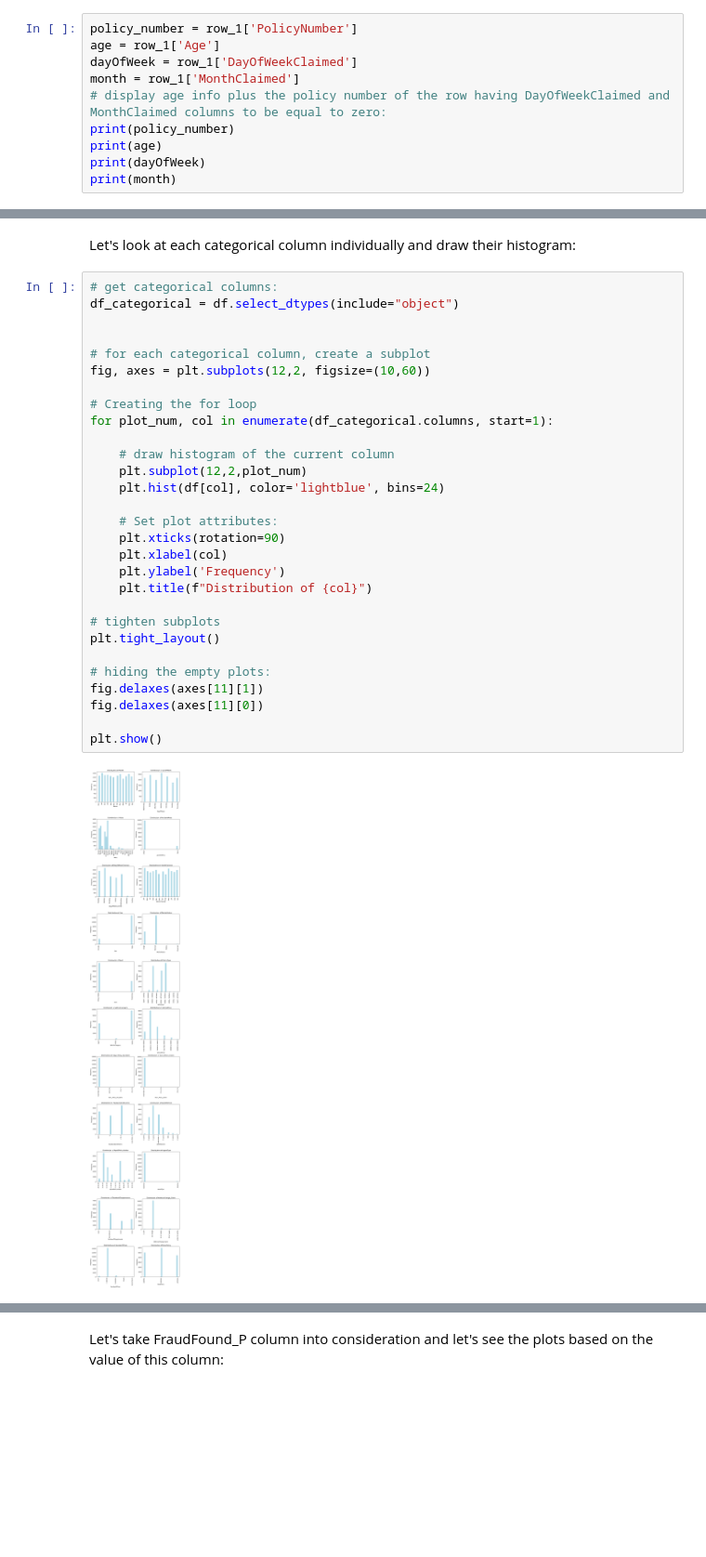
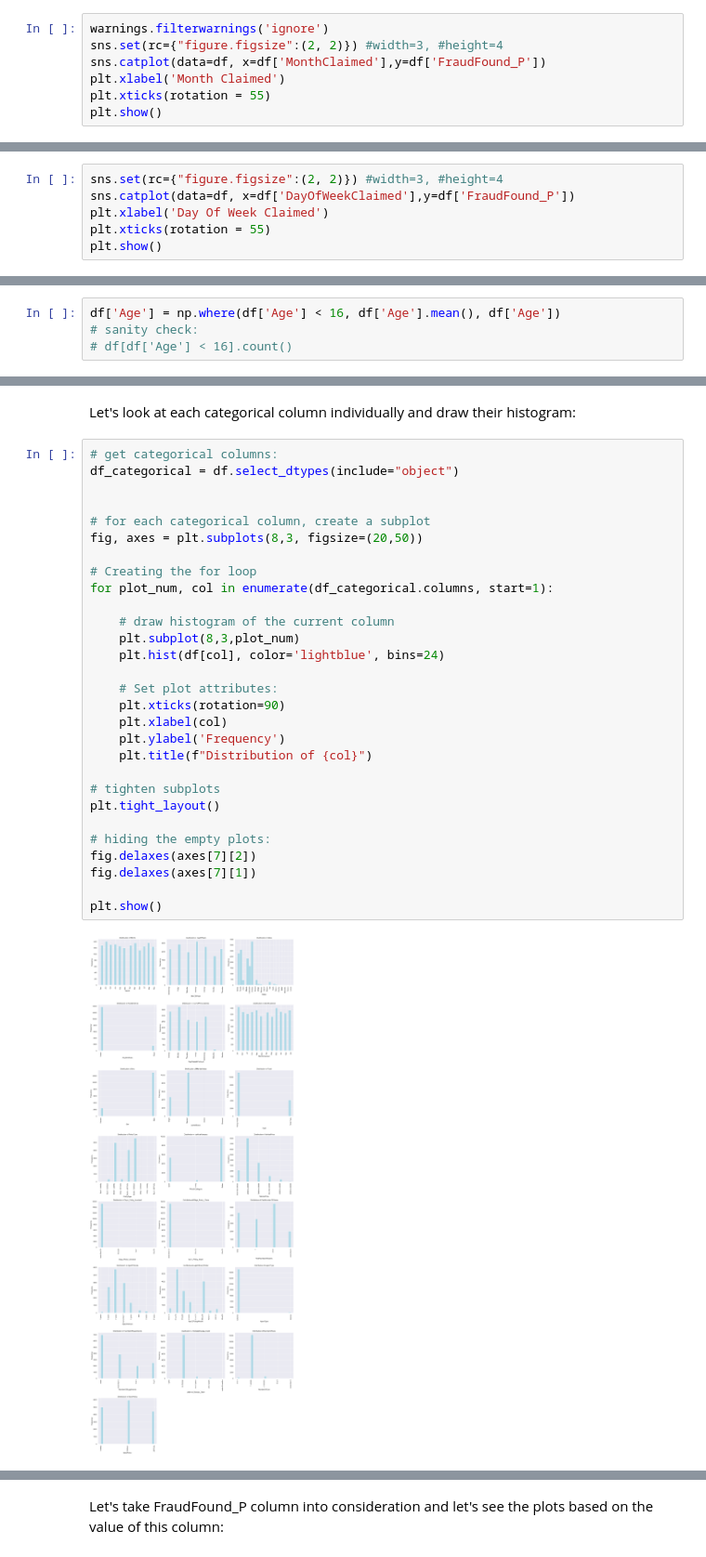
Before and after one commit to HannahLal/vehicle-insurance-fraud, a Jupyter notebook: notebooks/exploratory_data_analysis.ipynb, the cells around one changed output, grey strips where cells are left out. Shown at 93% size. Drawn from its saved outputs; the diff is of its cells as text; blank space fills up the shorter version.

```diff
--- a/notebooks/exploratory_data_analysis.ipynb
+++ b/notebooks/exploratory_data_analysis.ipynb
@@ -318,11 +299,8 @@ If we also look at the age column of this row, we will see that the age is set t
 # %%
-policy_number = row_1['PolicyNumber']
-age = row_1['Age']
-dayOfWeek = row_1['DayOfWeekClaimed']
-month = row_1['MonthClaimed']
-# display age info plus the policy number of the row having DayOfWeekClaimed and MonthClaimed columns to be equal to zero:
-print(policy_number)
-print(age)
-print(dayOfWeek)
-print(month)
+warnings.filterwarnings('ignore')
+sns.set(rc={"figure.figsize":(2, 2)}) #width=3, #height=4
+sns.catplot(data=df, x=df['MonthClaimed'],y=df['FraudFound_P'])
+plt.xlabel('Month Claimed')
+plt.xticks(rotation = 55)
+plt.show()
 # %% [output]
@@ -338,0 +308,6 @@ Let's see what's the precentage of '0's and 'none's happening in each column in
+# %%
+sns.set(rc={"figure.figsize":(2, 2)}) #width=3, #height=4
+sns.catplot(data=df, x=df['DayOfWeekClaimed'],y=df['FraudFound_P'])
+plt.xlabel('Day Of Week Claimed')
+plt.xticks(rotation = 55)
+plt.show()
@@ -382,3 +394,7 @@ df.shape
+# %%
+df['Age'] = np.where(df['Age'] < 16, df['Age'].mean(), df['Age'])
+# sanity check:
+# df[df['Age'] < 16].count()
 # %% [markdown]
 Now, let's check how many duplicate rows we have in the dataset:
 # %%
@@ -529,34 +545,34 @@ Let's look at each categorical column individually and draw their histogram:
 # %%
 # get categorical columns:
 df_categorical = df.select_dtypes(include="object")
 
 
 # for each categorical column, create a subplot
-fig, axes = plt.subplots(12,2, figsize=(10,60))
+fig, axes = plt.subplots(8,3, figsize=(20,50))
 
 # Creating the for loop
 for plot_num, col in enumerate(df_categorical.columns, start=1):
 
     # draw histogram of the current column
-    plt.subplot(12,2,plot_num)
+    plt.subplot(8,3,plot_num)
     plt.hist(df[col], color='lightblue', bins=24)
 
     # Set plot attributes:
     plt.xticks(rotation=90)
     plt.xlabel(col)
     plt.ylabel('Frequency')
     plt.title(f"Distribution of {col}")
 
 # tighten subplots
 plt.tight_layout()
 
 # hiding the empty plots:
-fig.delaxes(axes[11][1])
-fig.delaxes(axes[11][0])
+fig.delaxes(axes[7][2])
+fig.delaxes(axes[7][1])
 
 plt.show()
 # %% [output]
-[figure, old version]
+[figure, new version]
 # %% [markdown]
 We can see from the plots that:
 
```
Also changed, not shown: parts of 58 cells of this notebook, 1 other file.
